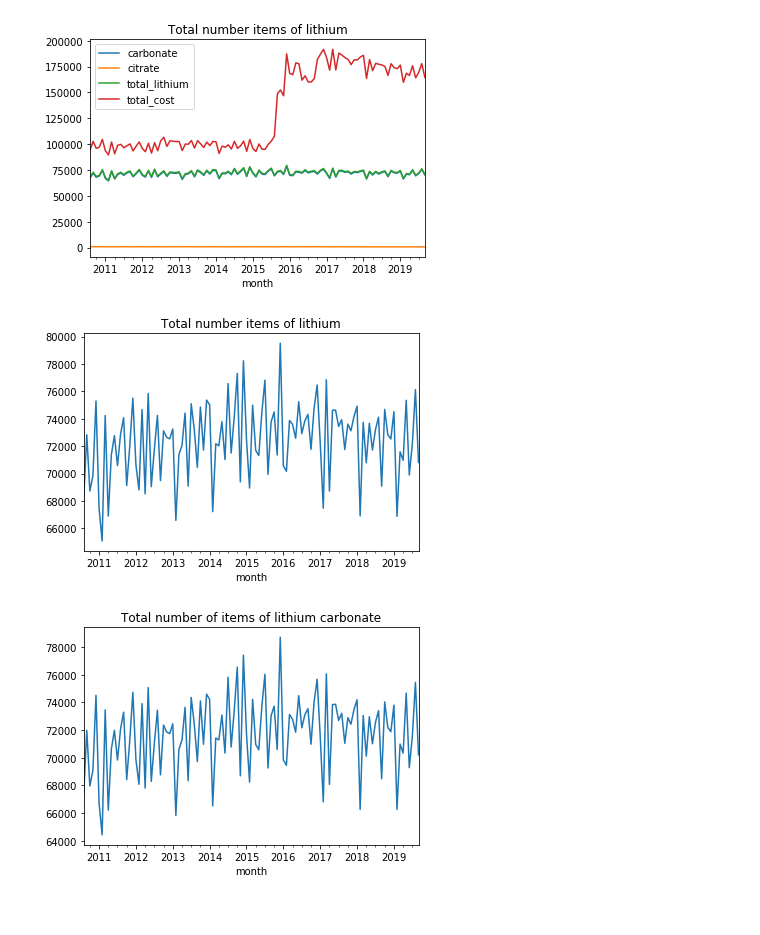
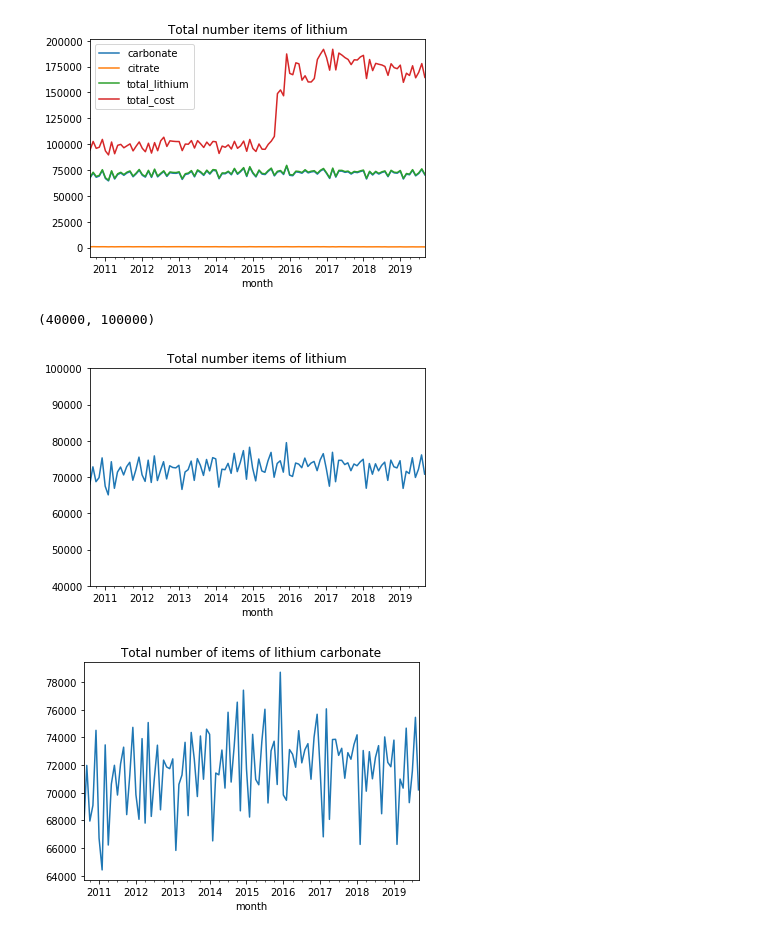
Before and after one commit to orlamac/lithium-paper, a Jupyter notebook: Lithium prescribing trends_update.ipynb, the cells around one changed output. Cells and saved outputs as stored; diff of their text form; code cells hidden in the pictures.

```diff
--- a/Lithium prescribing trends_update.ipynb
+++ b/Lithium prescribing trends_update.ipynb
@@ -206,8 +206,10 @@ plot1 = df_lithium.groupby("month").sum().plot(kind='line', title="Total number
 [figure]
 # %%
 plot2 = df_lithium.groupby("month")['total_lithium'].sum().plot(kind='line', title="Total number items of lithium")
+plt.ylim(40000, 100000)
 # %% [output]
+(40000, 100000)
-[figure, old version]
+[figure, new version]
 # %%
 plot3 = df_lithium.groupby("month")['carbonate'].sum().plot(kind='line', title='Total number of items of lithium carbonate')
 # %% [output]
```
Also changed, not shown: parts of 14 cells of this notebook.
